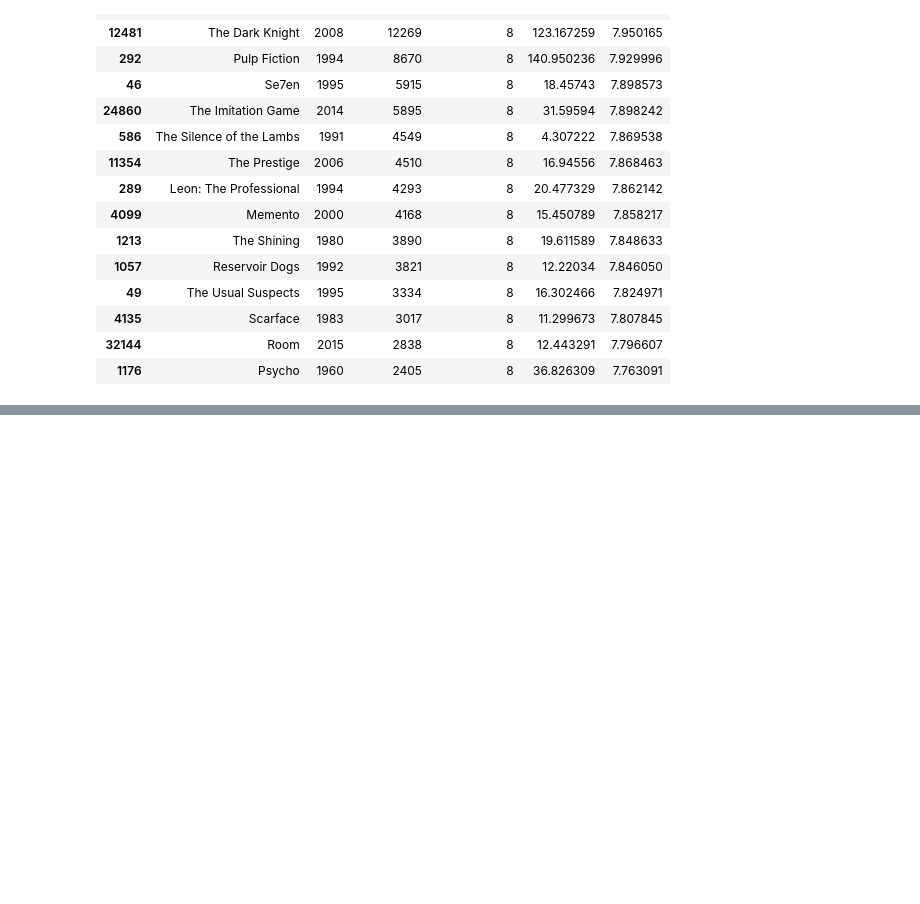
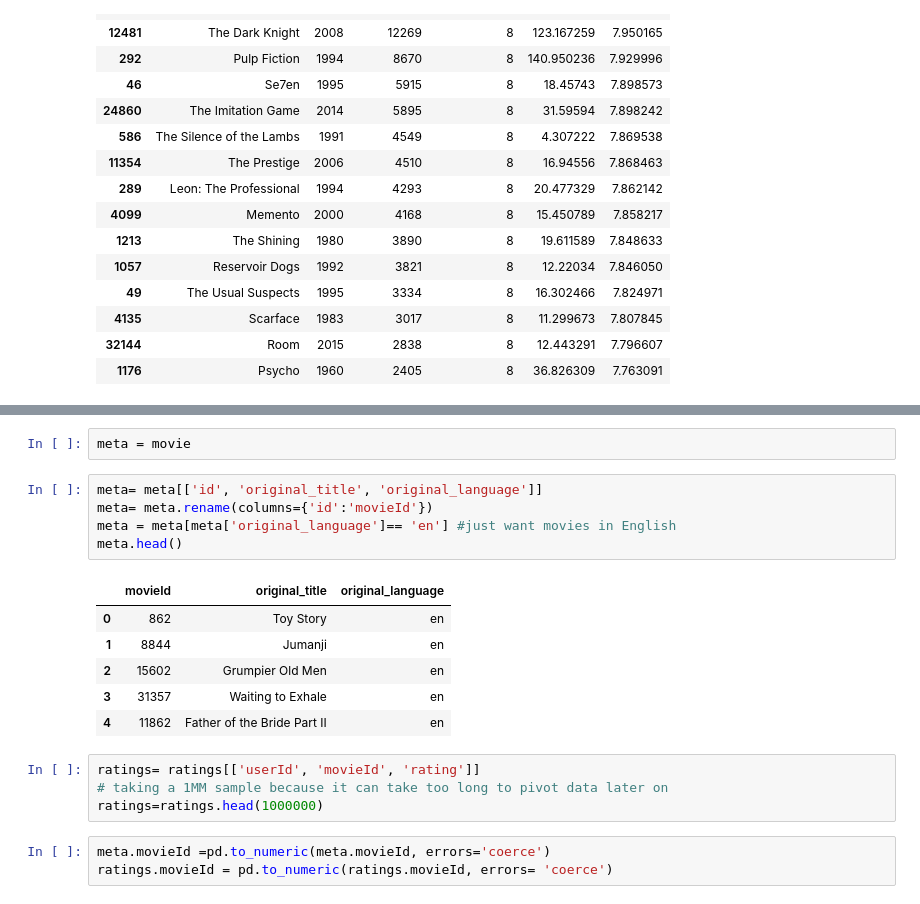
Before and after one commit to Applied-Machine-Learning-2022/final-project-team1-morgan, a Jupyter notebook: Movie_Recommandation_Systems.ipynb, the cells around one changed output, grey strips where cells are left out. Drawn from its saved outputs; the diff is of its cells as text; blank space fills up the shorter version.

```diff
--- a/Movie_Recommandation_Systems.ipynb
+++ b/Movie_Recommandation_Systems.ipynb
@@ -466,0 +480,21 @@ build_chart('Thriller').head(15)
+# %%
+meta = movie
+# %%
+meta= meta[['id', 'original_title', 'original_language']]
+meta= meta.rename(columns={'id':'movieId'})
+meta = meta[meta['original_language']== 'en'] #just want movies in English
+meta.head()
+# %% [output]
+|  | movieId | original_title | original_language |
+| 0 | 862 | Toy Story | en |
+| 1 | 8844 | Jumanji | en |
+| 2 | 15602 | Grumpier Old Men | en |
+| 3 | 31357 | Waiting to Exhale | en |
+| 4 | 11862 | Father of the Bride Part II | en |
+# %%
+ratings= ratings[['userId', 'movieId', 'rating']]
+# taking a 1MM sample because it can take too long to pivot data later on
+ratings=ratings.head(1000000)
+# %%
+meta.movieId =pd.to_numeric(meta.movieId, errors='coerce')
+ratings.movieId = pd.to_numeric(ratings.movieId, errors= 'coerce')
```
Also changed, not shown: parts of 13 cells of this notebook.
